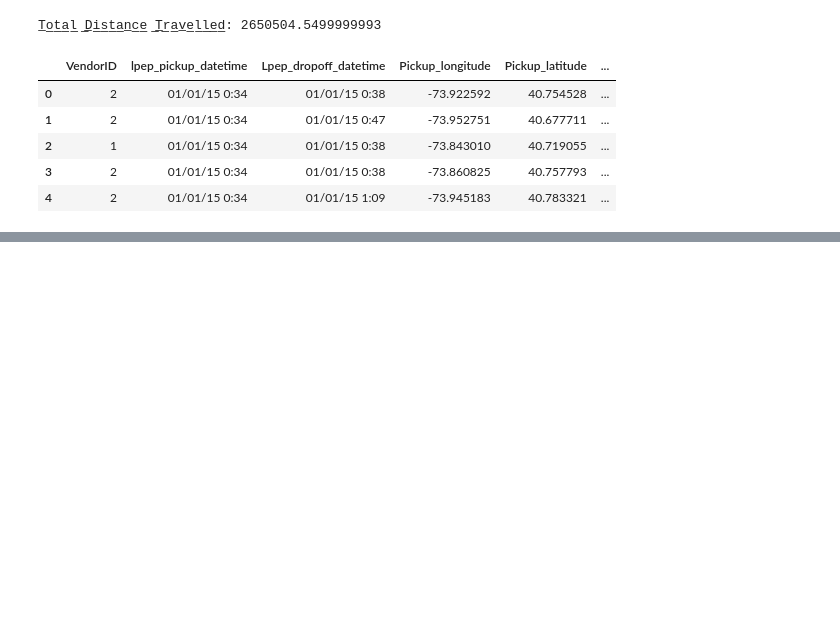
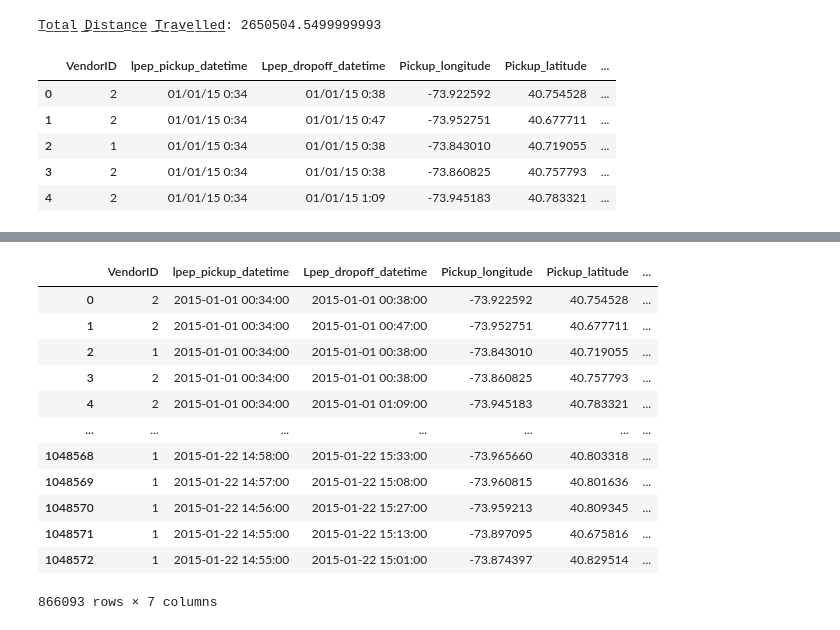
Before and after one commit to Akshantjain/cs480project, a Jupyter notebook: CS480 - Group Project, Green Taxi Dataset.ipynb, the cells around one changed output, grey strips where cells are left out. Cells and saved outputs as stored; diff of their text form; code cells hidden in the pictures; blank space fills up the shorter version.

```diff
--- a/CS480 - Group Project, Green Taxi Dataset.ipynb
+++ b/CS480 - Group Project, Green Taxi Dataset.ipynb
@@ -149,0 +166,21 @@ AttributeError: 'Timestamp' object has no attribute 'dtypes'
+# %%
+# Separating two datasets with passanger count 1 and 2
+passenger1_dataset = dataset[dataset.Passenger_count == 1]
+passenger2_dataset = dataset[dataset.Passenger_count == 2]
+# %%
+# Dataset w
+passenger1_dataset
+# %% [output]
+|  | VendorID | lpep_pickup_datetime | Lpep_dropoff_datetime | Pickup_longitude | Pickup_latitude | ... |
+| 0 | 2 | 2015-01-01 00:34:00 | 2015-01-01 00:38:00 | -73.922592 | 40.754528 | ... |
+| 1 | 2 | 2015-01-01 00:34:00 | 2015-01-01 00:47:00 | -73.952751 | 40.677711 | ... |
+| 2 | 1 | 2015-01-01 00:34:00 | 2015-01-01 00:38:00 | -73.843010 | 40.719055 | ... |
+| 3 | 2 | 2015-01-01 00:34:00 | 2015-01-01 00:38:00 | -73.860825 | 40.757793 | ... |
+| 4 | 2 | 2015-01-01 00:34:00 | 2015-01-01 01:09:00 | -73.945183 | 40.783321 | ... |
+| ... | ... | ... | ... | ... | ... | ... |
+| 1048568 | 1 | 2015-01-22 14:58:00 | 2015-01-22 15:33:00 | -73.965660 | 40.803318 | ... |
+| 1048569 | 1 | 2015-01-22 14:57:00 | 2015-01-22 15:08:00 | -73.960815 | 40.801636 | ... |
+| 1048570 | 1 | 2015-01-22 14:56:00 | 2015-01-22 15:27:00 | -73.959213 | 40.809345 | ... |
+| 1048571 | 1 | 2015-01-22 14:55:00 | 2015-01-22 15:13:00 | -73.897095 | 40.675816 | ... |
+| 1048572 | 1 | 2015-01-22 14:55:00 | 2015-01-22 15:01:00 | -73.874397 | 40.829514 | ... |
+866093 rows × 7 columns
```
Also changed, not shown: parts of 4 cells of this notebook.
